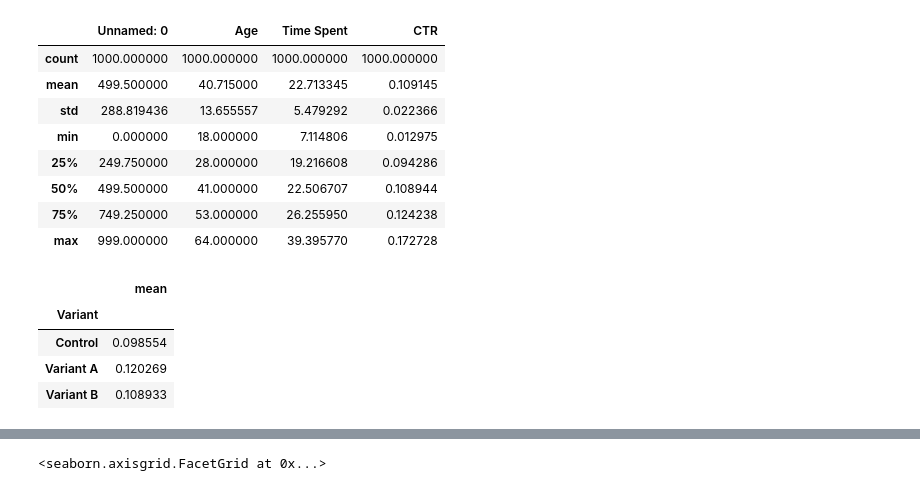
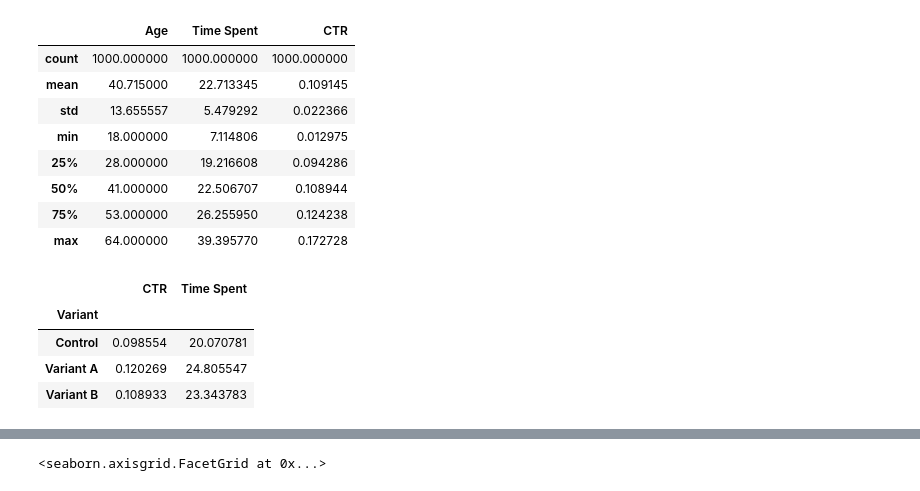
Before and after one commit to arshiaarora10/DatascienceAA, a Jupyter notebook: Class1/Assignment 2.ipynb, the cells around one changed output, grey strips where cells are left out. Drawn from its saved outputs; the diff is of its cells as text; code cells hidden in the pictures.

```diff
--- a/Class1/Assignment 2.ipynb
+++ b/Class1/Assignment 2.ipynb
@@ -6,6 +6,8 @@ import seaborn as sns
 import scipy.stats as stats
 import statsmodels.stats.proportion as sm_proportion
 # %%
+#Reading in the data set
 df= pd.read_csv(r"C:\Users\16479\Downloads\experiment_dataset.csv")
+df.set_index('Unnamed: 0', inplace=True)
 df
 # %% [output]
@@ -42,21 +45,21 @@ memory usage: 54.8+ KB
 # %%
 df.describe()
 # %% [output]
-|  | Unnamed: 0 | Age | Time Spent | CTR |
-| count | 1000.000000 | 1000.000000 | 1000.000000 | 1000.000000 |
-| mean | 499.500000 | 40.715000 | 22.713345 | 0.109145 |
-| std | 288.819436 | 13.655557 | 5.479292 | 0.022366 |
-| min | 0.000000 | 18.000000 | 7.114806 | 0.012975 |
-| 25% | 249.750000 | 28.000000 | 19.216608 | 0.094286 |
-| 50% | 499.500000 | 41.000000 | 22.506707 | 0.108944 |
-| 75% | 749.250000 | 53.000000 | 26.255950 | 0.124238 |
-| max | 999.000000 | 64.000000 | 39.395770 | 0.172728 |
+|  | Age | Time Spent | CTR |
+| count | 1000.000000 | 1000.000000 | 1000.000000 |
+| mean | 40.715000 | 22.713345 | 0.109145 |
+| std | 13.655557 | 5.479292 | 0.022366 |
+| min | 18.000000 | 7.114806 | 0.012975 |
+| 25% | 28.000000 | 19.216608 | 0.094286 |
+| 50% | 41.000000 | 22.506707 | 0.108944 |
+| 75% | 53.000000 | 26.255950 | 0.124238 |
+| max | 64.000000 | 39.395770 | 0.172728 |
 # %%
-df_CTR=df.groupby('Variant')['CTR'].aggregate(['mean'])
-df_CTR
+#Calculating the mean across variants
+df.groupby('Variant')[['CTR','Time Spent']].mean()
 # %% [output]
-|  | mean |
-| Variant |  |
-| Control | 0.098554 |
-| Variant A | 0.120269 |
-| Variant B | 0.108933 |
+|  | CTR | Time Spent |
+| Variant |  |  |
+| Control | 0.098554 | 20.070781 |
+| Variant A | 0.120269 | 24.805547 |
+| Variant B | 0.108933 | 23.343783 |
```
Also changed, not shown: parts of 20 cells of this notebook, 2 other files.
